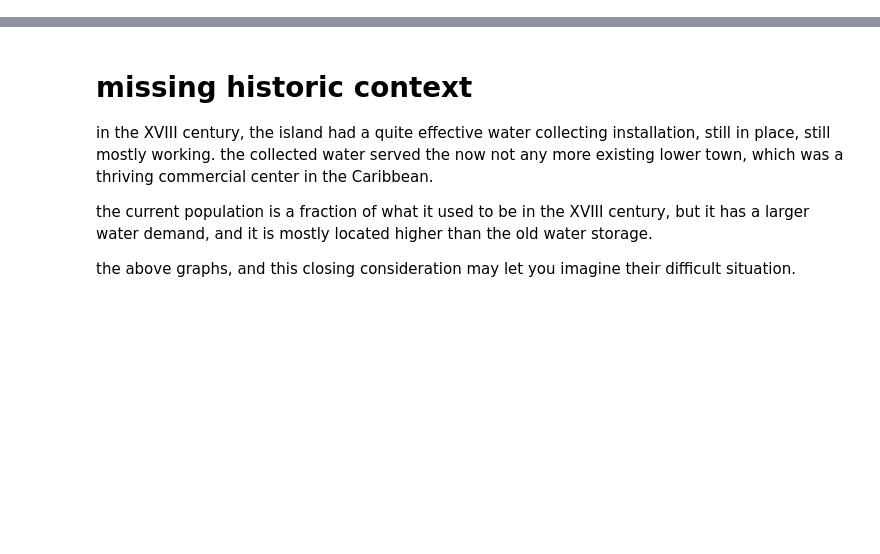
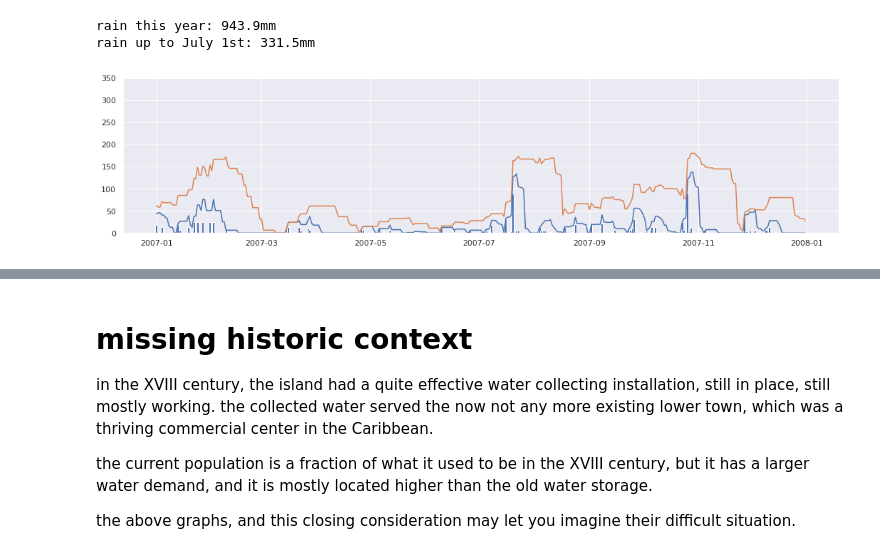
Before and after one commit to mfrasca/notebooks, a Jupyter notebook: SintEustatius/RainData.ipynb, the cells around one changed output, grey strips where cells are left out. Drawn from its saved outputs; the diff is of its cells as text; code cells hidden in the pictures; blank space fills up the shorter version.

```diff
--- a/SintEustatius/RainData.ipynb
+++ b/SintEustatius/RainData.ipynb
@@ -146,0 +79,6 @@ rain up to July 1st: 250.8mm
+# %%
+plot_year(2007);
+# %% [output]
+rain this year: 943.9mm
+rain up to July 1st: 331.5mm
+[figure, added]
```
Also changed, not shown: parts of 30 cells of this notebook.
